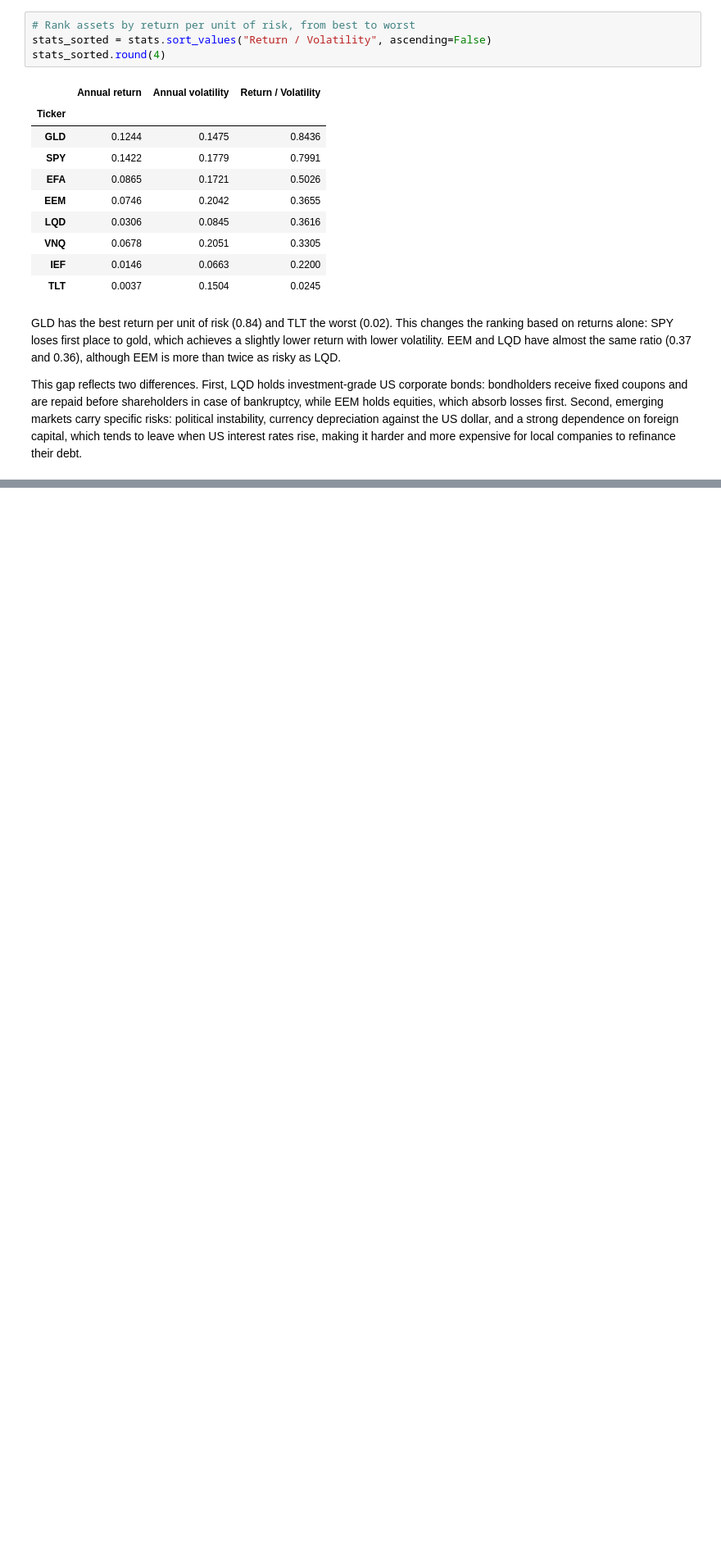
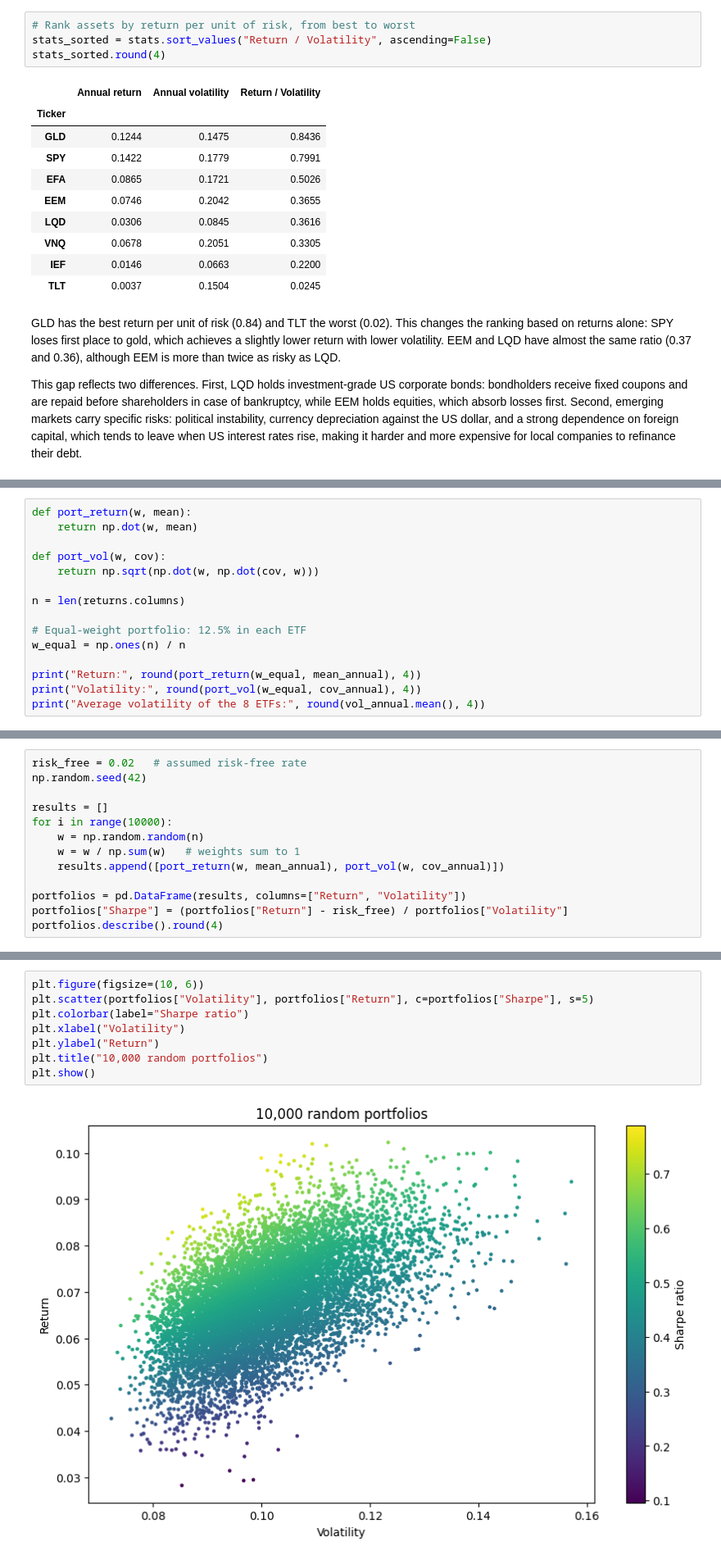
Before and after one commit to Elso-Palluault/portfolio-optimization, a Jupyter notebook: portfolio_optimization.ipynb, the cells around one changed output, grey strips where cells are left out. Shown at 82% size. Cells and saved outputs as stored; diff of their text form; blank space fills up the shorter version.

```diff
--- a/portfolio_optimization.ipynb
+++ b/portfolio_optimization.ipynb
@@ -136,0 +175,15 @@ This gap reflects two differences. First, LQD holds investment-grade US corporat
+# %%
+def port_return(w, mean):
+    return np.dot(w, mean)
+
+def port_vol(w, cov):
+    return np.sqrt(np.dot(w, np.dot(cov, w)))
+
+n = len(returns.columns)
+
+# Equal-weight portfolio: 12.5% in each ETF
+w_equal = np.ones(n) / n
+
+print("Return:", round(port_return(w_equal, mean_annual), 4))
+print("Volatility:", round(port_vol(w_equal, cov_annual), 4))
+print("Average volatility of the 8 ETFs:", round(vol_annual.mean(), 4))
@@ -136,0 +200,13 @@ This gap reflects two differences. First, LQD holds investment-grade US corporat
+# %%
+risk_free = 0.02   # assumed risk-free rate
+np.random.seed(42)
+
+results = []
+for i in range(10000):
+    w = np.random.random(n)
+    w = w / np.sum(w)   # weights sum to 1
+    results.append([port_return(w, mean_annual), port_vol(w, cov_annual)])
+
+portfolios = pd.DataFrame(results, columns=["Return", "Volatility"])
+portfolios["Sharpe"] = (portfolios["Return"] - risk_free) / portfolios["Volatility"]
+portfolios.describe().round(4)
@@ -136,0 +223,10 @@ This gap reflects two differences. First, LQD holds investment-grade US corporat
+# %%
+plt.figure(figsize=(10, 6))
+plt.scatter(portfolios["Volatility"], portfolios["Return"], c=portfolios["Sharpe"], s=5)
+plt.colorbar(label="Sharpe ratio")
+plt.xlabel("Volatility")
+plt.ylabel("Return")
+plt.title("10,000 random portfolios")
+plt.show()
+# %% [output]
+[figure, added]
```
Also changed, not shown: parts of 24 cells of this notebook, 1 other file.
